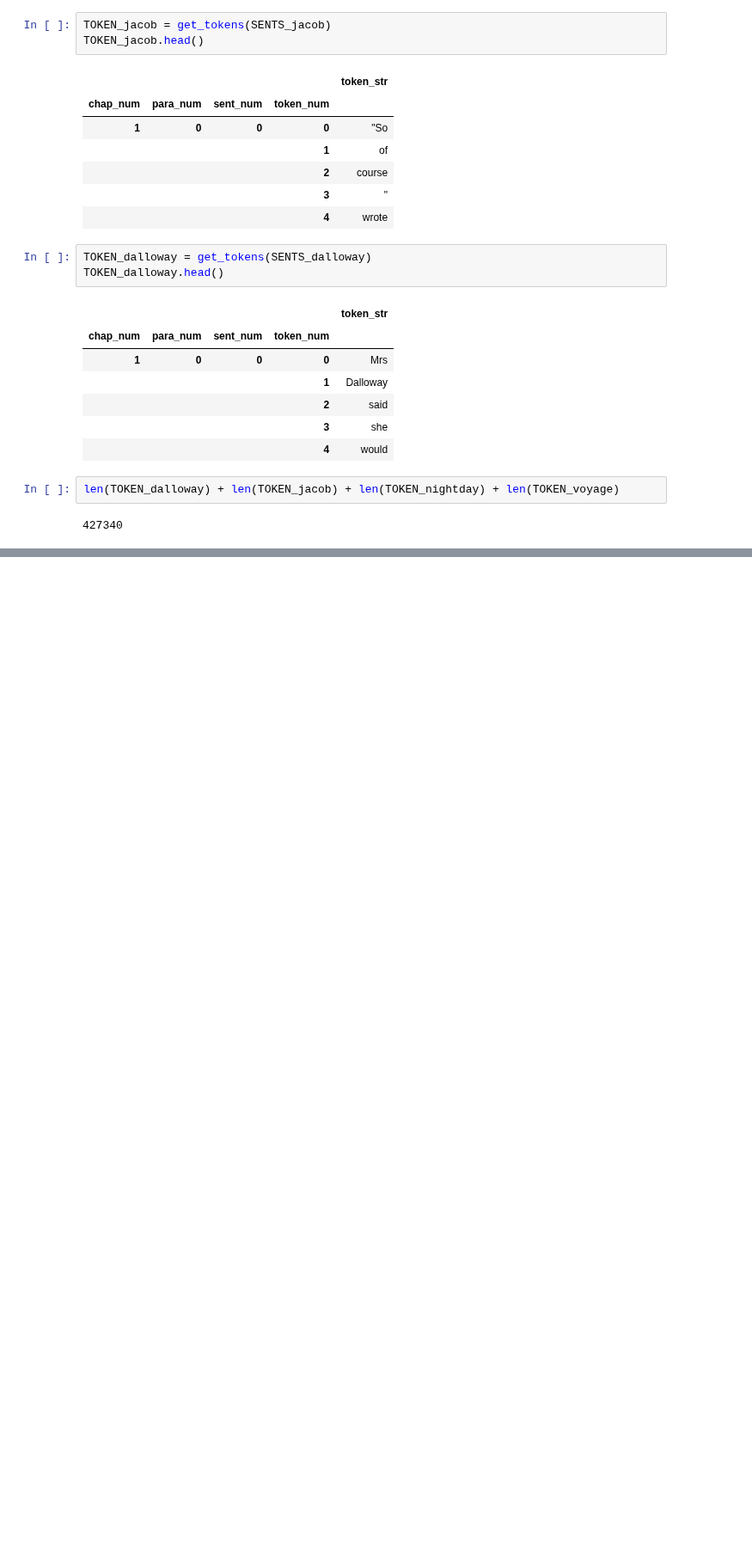
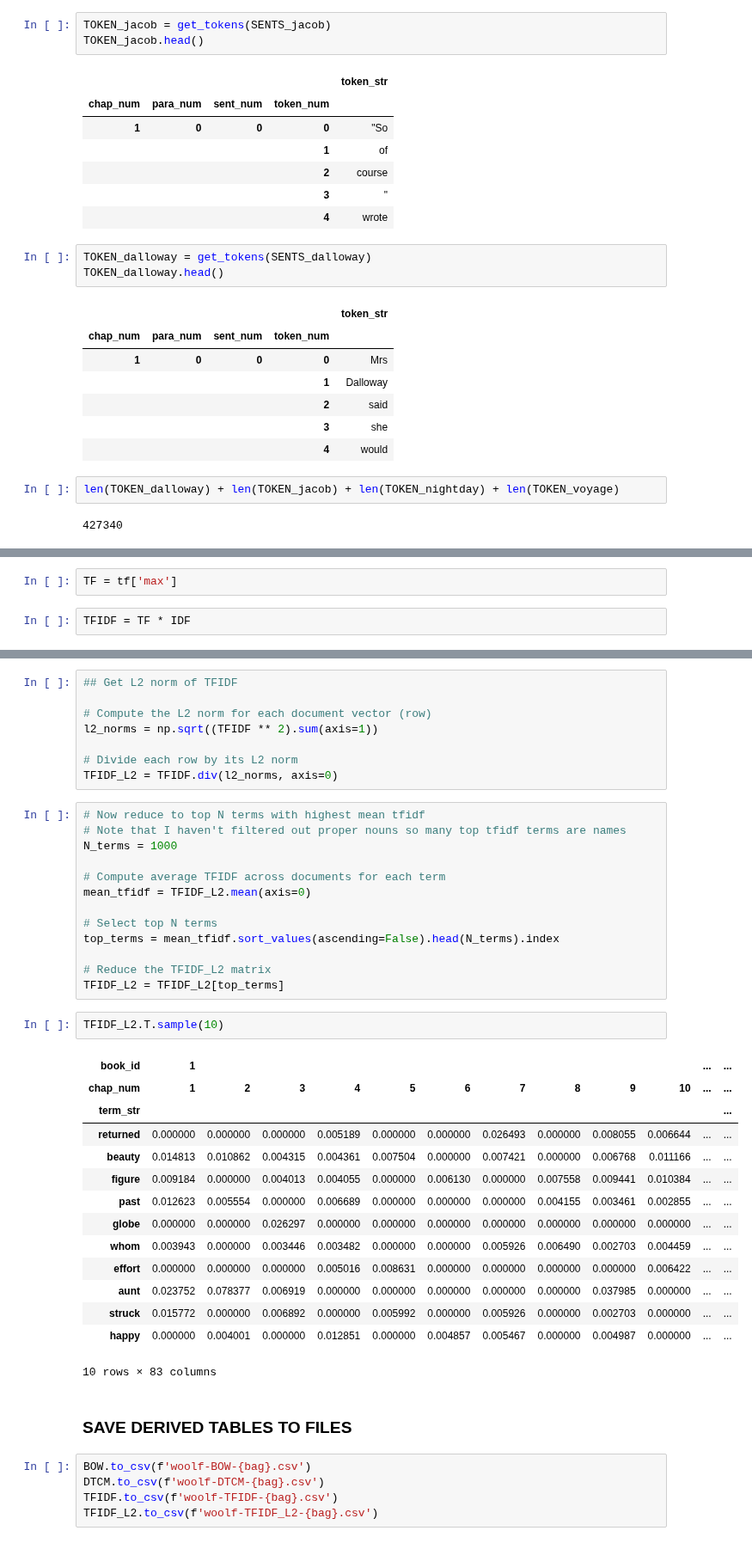
Before and after one commit to sqr8ap/DS5001-2025-01-R, a Jupyter notebook: final_project/Parse.ipynb, the cells around one changed output, grey strips where cells are left out. Shown at 86% size. Saved outputs shown, nothing was run; the diff lists cells and outputs as text; blank space fills up the shorter version.

Commit message:
done derived tables

```diff
--- a/final_project/Parse.ipynb
+++ b/final_project/Parse.ipynb
@@ -489,0 +828,4 @@ len(TOKEN_dalloway) + len(TOKEN_jacob) + len(TOKEN_nightday) + len(TOKEN_voyage)
+# %%
+TF = tf['max']
+# %%
+TFIDF = TF * IDF
@@ -489,0 +863,45 @@ len(TOKEN_dalloway) + len(TOKEN_jacob) + len(TOKEN_nightday) + len(TOKEN_voyage)
+# %%
+## Get L2 norm of TFIDF
+
+# Compute the L2 norm for each document vector (row)
+l2_norms = np.sqrt((TFIDF ** 2).sum(axis=1))
+
+# Divide each row by its L2 norm
+TFIDF_L2 = TFIDF.div(l2_norms, axis=0)
+# %%
+# Now reduce to top N terms with highest mean tfidf
+# Note that I haven't filtered out proper nouns so many top tfidf terms are names
+N_terms = 1000
+
+# Compute average TFIDF across documents for each term
+mean_tfidf = TFIDF_L2.mean(axis=0)
+
+# Select top N terms
+top_terms = mean_tfidf.sort_values(ascending=False).head(N_terms).index
+
+# Reduce the TFIDF_L2 matrix
+TFIDF_L2 = TFIDF_L2[top_terms]
+# %%
+TFIDF_L2.T.sample(10)
+# %% [output]
+| book_id | 1 |  |  |  |  |  |  |  |  |  | ... | ... |
+| chap_num | 1 | 2 | 3 | 4 | 5 | 6 | 7 | 8 | 9 | 10 | ... | ... |
+| term_str |  |  |  |  |  |  |  |  |  |  |  | ... |
+| returned | 0.000000 | 0.000000 | 0.000000 | 0.005189 | 0.000000 | 0.000000 | 0.026493 | 0.000000 | 0.008055 | 0.006644 | ... | ... |
+| beauty | 0.014813 | 0.010862 | 0.004315 | 0.004361 | 0.007504 | 0.000000 | 0.007421 | 0.000000 | 0.006768 | 0.011166 | ... | ... |
+| figure | 0.009184 | 0.000000 | 0.004013 | 0.004055 | 0.000000 | 0.006130 | 0.000000 | 0.007558 | 0.009441 | 0.010384 | ... | ... |
+| past | 0.012623 | 0.005554 | 0.000000 | 0.006689 | 0.000000 | 0.000000 | 0.000000 | 0.004155 | 0.003461 | 0.002855 | ... | ... |
+| globe | 0.000000 | 0.000000 | 0.026297 | 0.000000 | 0.000000 | 0.000000 | 0.000000 | 0.000000 | 0.000000 | 0.000000 | ... | ... |
+| whom | 0.003943 | 0.000000 | 0.003446 | 0.003482 | 0.000000 | 0.000000 | 0.005926 | 0.006490 | 0.002703 | 0.004459 | ... | ... |
+| effort | 0.000000 | 0.000000 | 0.000000 | 0.005016 | 0.008631 | 0.000000 | 0.000000 | 0.000000 | 0.000000 | 0.006422 | ... | ... |
+| aunt | 0.023752 | 0.078377 | 0.006919 | 0.000000 | 0.000000 | 0.000000 | 0.000000 | 0.000000 | 0.037985 | 0.000000 | ... | ... |
+| struck | 0.015772 | 0.000000 | 0.006892 | 0.000000 | 0.005992 | 0.000000 | 0.005926 | 0.000000 | 0.002703 | 0.000000 | ... | ... |
+| happy | 0.000000 | 0.004001 | 0.000000 | 0.012851 | 0.000000 | 0.004857 | 0.005467 | 0.000000 | 0.004987 | 0.000000 | ... | ... |
+10 rows × 83 columns
+# %% [markdown]
+### SAVE DERIVED TABLES TO FILES
+# %%
+BOW.to_csv(f'woolf-BOW-{bag}.csv')
+DTCM.to_csv(f'woolf-DTCM-{bag}.csv')
+TFIDF.to_csv(f'woolf-TFIDF-{bag}.csv')
+TFIDF_L2.to_csv(f'woolf-TFIDF_L2-{bag}.csv')
```
Also changed, not shown: parts of 59 cells of this notebook.
